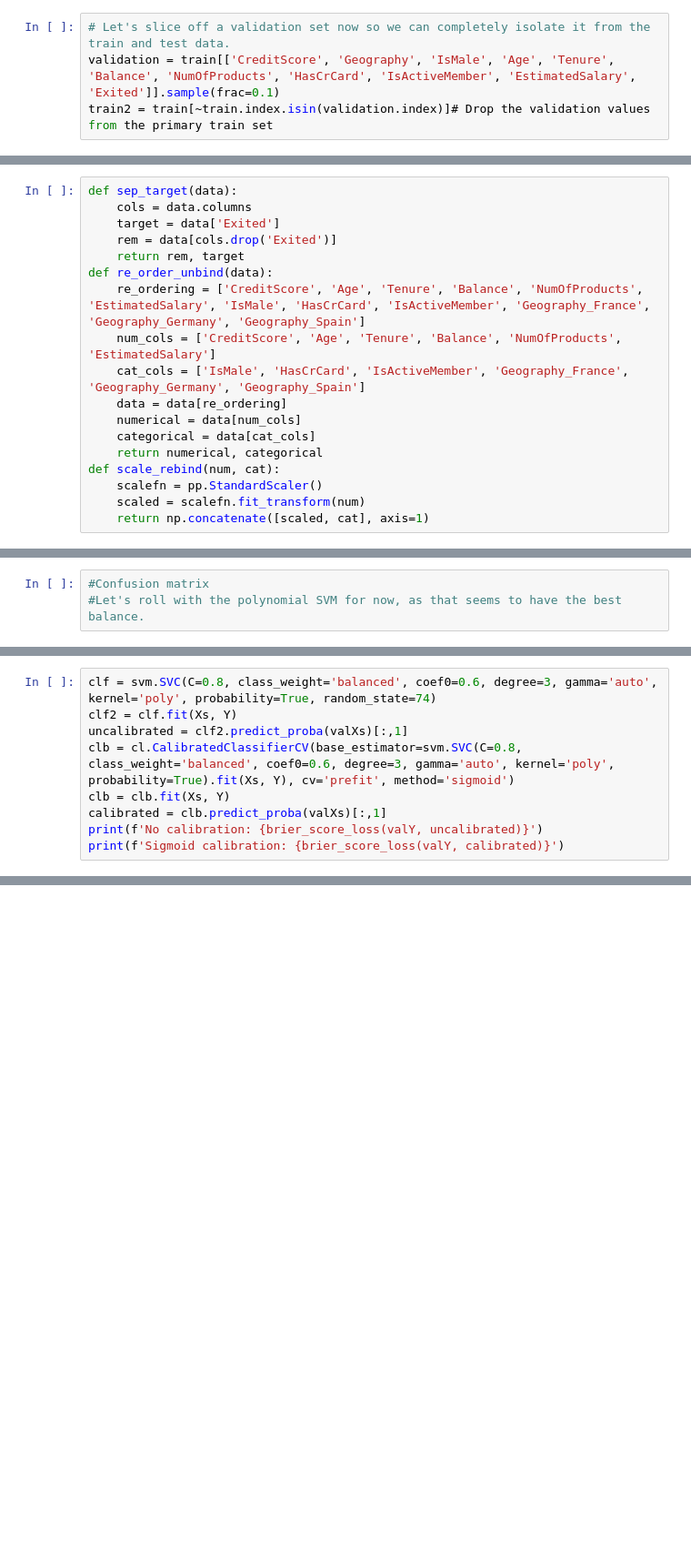
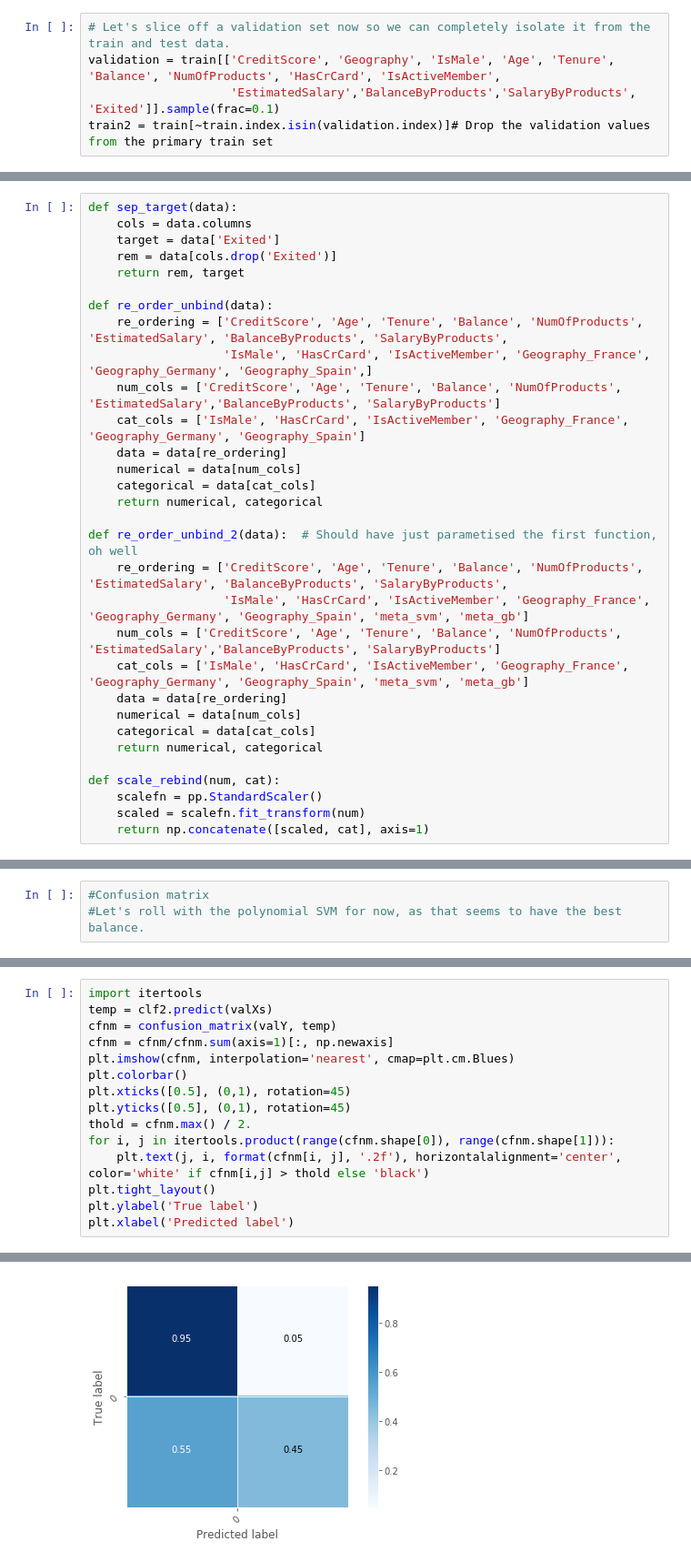
Before and after one commit to FridgeSeal/solaris, a Jupyter notebook: task2/Customer_exit_analysis.ipynb, the cells around one changed output, grey strips where cells are left out. Shown at 91% size. Saved outputs shown, nothing was run; the diff lists cells and outputs as text; blank space fills up the shorter version.

```diff
--- a/task2/Customer_exit_analysis.ipynb
+++ b/task2/Customer_exit_analysis.ipynb
@@ -87,6 +92,7 @@ What features can we make that will add something meaningful and useful?
 # %%
 # Let's slice off a validation set now so we can completely isolate it from the train and test data.
-validation = train[['CreditScore', 'Geography', 'IsMale', 'Age', 'Tenure', 'Balance', 'NumOfProducts', 'HasCrCard', 'IsActiveMember', 'EstimatedSalary', 'Exited']].sample(frac=0.1)
+validation = train[['CreditScore', 'Geography', 'IsMale', 'Age', 'Tenure', 'Balance', 'NumOfProducts', 'HasCrCard', 'IsActiveMember',
+                    'EstimatedSalary','BalanceByProducts','SalaryByProducts', 'Exited']].sample(frac=0.1)
 train2 = train[~train.index.isin(validation.index)]# Drop the validation values from the primary train set
 # %%
 train2.head()
@@ -103,14 +109,27 @@ def sep_target(data):
     target = data['Exited']
     rem = data[cols.drop('Exited')]
     return rem, target
+
 def re_order_unbind(data):
-    re_ordering = ['CreditScore', 'Age', 'Tenure', 'Balance', 'NumOfProducts', 'EstimatedSalary', 'IsMale', 'HasCrCard', 'IsActiveMember', 'Geography_France', 'Geography_Germany', 'Geography_Spain']
-    num_cols = ['CreditScore', 'Age', 'Tenure', 'Balance', 'NumOfProducts', 'EstimatedSalary']
+    re_ordering = ['CreditScore', 'Age', 'Tenure', 'Balance', 'NumOfProducts', 'EstimatedSalary', 'BalanceByProducts', 'SalaryByProducts',
+                   'IsMale', 'HasCrCard', 'IsActiveMember', 'Geography_France', 'Geography_Germany', 'Geography_Spain',]
+    num_cols = ['CreditScore', 'Age', 'Tenure', 'Balance', 'NumOfProducts', 'EstimatedSalary','BalanceByProducts', 'SalaryByProducts']
     cat_cols = ['IsMale', 'HasCrCard', 'IsActiveMember', 'Geography_France', 'Geography_Germany', 'Geography_Spain']
     data = data[re_ordering]
     numerical = data[num_cols]
     categorical = data[cat_cols]
     return numerical, categorical
+
+def re_order_unbind_2(data):  # Should have just parametised the first function, oh well
+    re_ordering = ['CreditScore', 'Age', 'Tenure', 'Balance', 'NumOfProducts', 'EstimatedSalary', 'BalanceByProducts', 'SalaryByProducts',
+                   'IsMale', 'HasCrCard', 'IsActiveMember', 'Geography_France', 'Geography_Germany', 'Geography_Spain', 'meta_svm', 'meta_gb']
+    num_cols = ['CreditScore', 'Age', 'Tenure', 'Balance', 'NumOfProducts', 'EstimatedSalary','BalanceByProducts', 'SalaryByProducts']
+    cat_cols = ['IsMale', 'HasCrCard', 'IsActiveMember', 'Geography_France', 'Geography_Germany', 'Geography_Spain', 'meta_svm', 'meta_gb']
+    data = data[re_ordering]
+    numerical = data[num_cols]
+    categorical = data[cat_cols]
+    return numerical, categorical
+
 def scale_rebind(num, cat):
     scalefn = pp.StandardScaler()
     scaled = scalefn.fit_transform(num)
@@ -276,10 +268 @@ and Gradient Boosted Trees:
 Check log-loss and ROC-AUC stats for these, then see if their probability-calibrated versions yield any improvements.
-# %%
-clf = svm.SVC(C=0.8, class_weight='balanced', coef0=0.6, degree=3, gamma='auto', kernel='poly', probability=True, random_state=74)
-clf2 = clf.fit(Xs, Y)
-uncalibrated = clf2.predict_proba(valXs)[:,1]
-clb = cl.CalibratedClassifierCV(base_estimator=svm.SVC(C=0.8, class_weight='balanced', coef0=0.6, degree=3, gamma='auto', kernel='poly', probability=True).fit(Xs, Y), cv='prefit', method='sigmoid')
-clb = clb.fit(Xs, Y)
-calibrated = clb.predict_proba(valXs)[:,1]
-print(f'No calibration: {brier_score_loss(valY, uncalibrated)}')
-print(f'Sigmoid calibration: {brier_score_loss(valY, calibrated)}')
@@ -345,0 +292,16 @@ array([-0.32612953, -1.09562919,  0.28969876, -1.04365974, -1.21826603,
+# %%
+import itertools
+temp = clf2.predict(valXs)
+cfnm = confusion_matrix(valY, temp)
+cfnm = cfnm/cfnm.sum(axis=1)[:, np.newaxis]
+plt.imshow(cfnm, interpolation='nearest', cmap=plt.cm.Blues)
+plt.colorbar()
+plt.xticks([0.5], (0,1), rotation=45)
+plt.yticks([0.5], (0,1), rotation=45)
+thold = cfnm.max() / 2.
+for i, j in itertools.product(range(cfnm.shape[0]), range(cfnm.shape[1])):
+    plt.text(j, i, format(cfnm[i, j], '.2f'), horizontalalignment='center', color='white' if cfnm[i,j] > thold else 'black')
+plt.tight_layout()
+plt.ylabel('True label')
+plt.xlabel('Predicted label')
+# %% [output]
@@ -345,0 +309 @@ array([-0.32612953, -1.09562919,  0.28969876, -1.04365974, -1.21826603,
+[figure, added]
```
Also changed, not shown: parts of 26 cells of this notebook.
